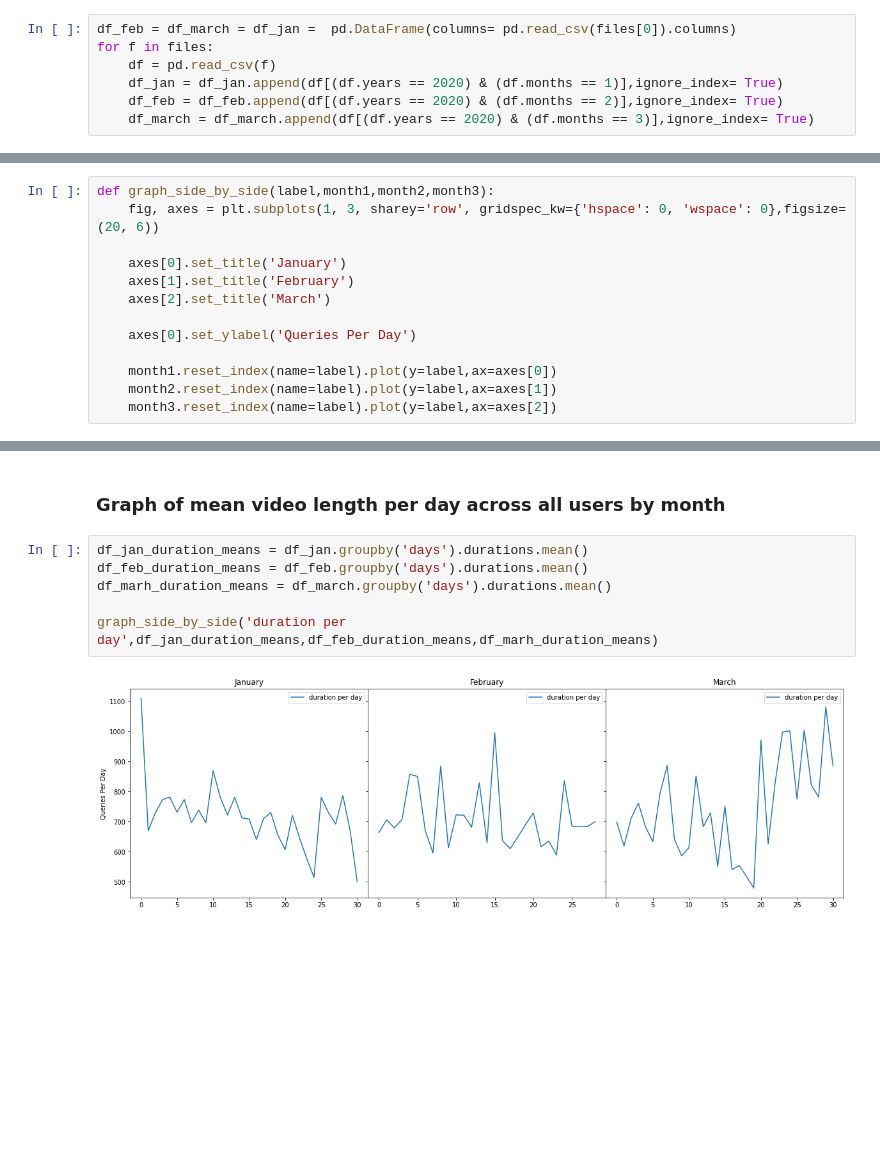
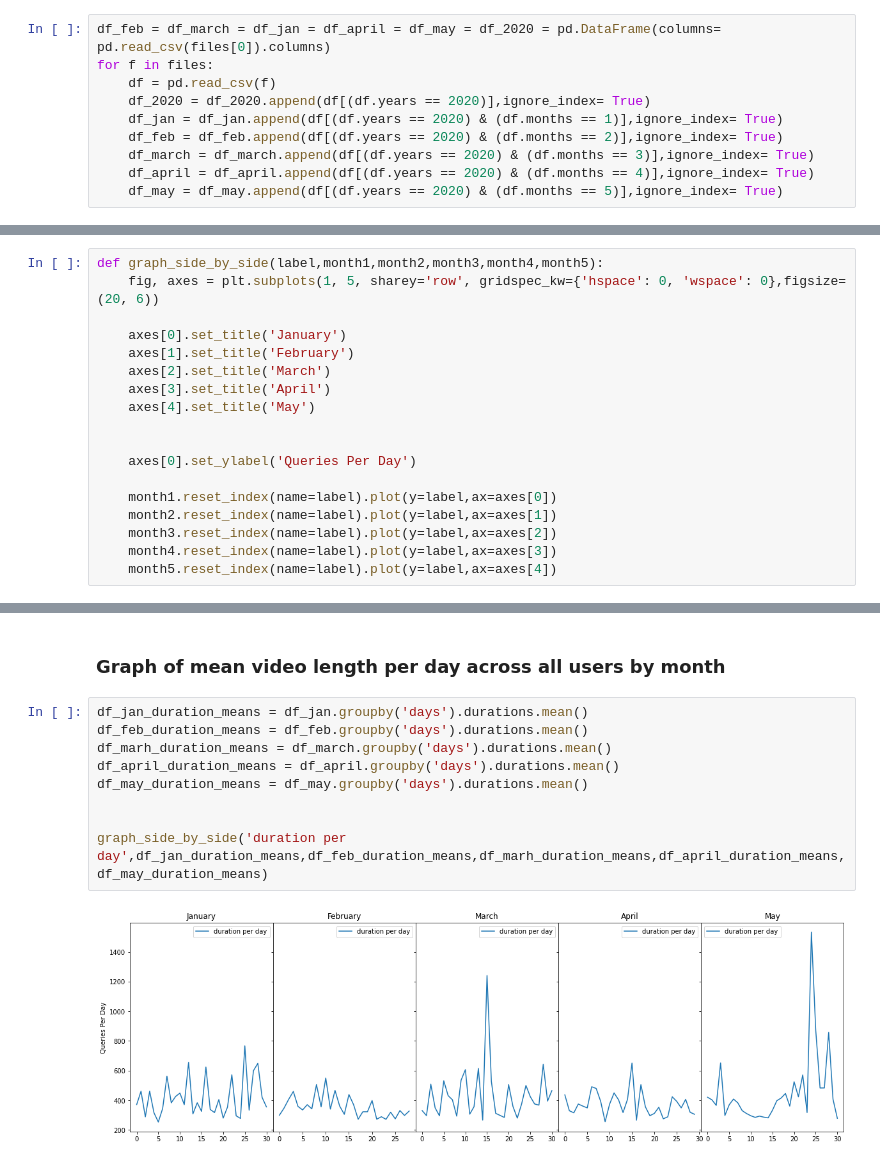
Before and after one commit to azaman13/covid19, a Jupyter notebook: mike-work-space/sbsPlots.ipynb, the cells around one changed output, grey strips where cells are left out. Drawn from its saved outputs; the diff is of its cells as text; blank space fills up the shorter version.

Commit message:
Made some changes to the  graphs on the path search script

```diff
--- a/mike-work-space/sbsPlots.ipynb
+++ b/mike-work-space/sbsPlots.ipynb
@@ -10,27 +8,35 @@ NameError: name 'glob' is not defined
 # %% [markdown]
 Load in all data
 # %%
-df_feb = df_march = df_jan =  pd.DataFrame(columns= pd.read_csv(files[0]).columns)
+df_feb = df_march = df_jan = df_april = df_may = df_2020 = pd.DataFrame(columns= pd.read_csv(files[0]).columns)
 for f in files:
     df = pd.read_csv(f)
+    df_2020 = df_2020.append(df[(df.years == 2020)],ignore_index= True)
     df_jan = df_jan.append(df[(df.years == 2020) & (df.months == 1)],ignore_index= True)
     df_feb = df_feb.append(df[(df.years == 2020) & (df.months == 2)],ignore_index= True)
     df_march = df_march.append(df[(df.years == 2020) & (df.months == 3)],ignore_index= True)
+    df_april = df_april.append(df[(df.years == 2020) & (df.months == 4)],ignore_index= True)
+    df_may = df_may.append(df[(df.years == 2020) & (df.months == 5)],ignore_index= True)
 # %% [markdown]
 Function to plot graphs side by side. Might not be the optimal way of going about structuring this but it works for the time being
 # %%
-def graph_side_by_side(label,month1,month2,month3):
-    fig, axes = plt.subplots(1, 3, sharey='row', gridspec_kw={'hspace': 0, 'wspace': 0},figsize=(20, 6))
+def graph_side_by_side(label,month1,month2,month3,month4,month5):
+    fig, axes = plt.subplots(1, 5, sharey='row', gridspec_kw={'hspace': 0, 'wspace': 0},figsize=(20, 6))
 
     axes[0].set_title('January')
     axes[1].set_title('February')
     axes[2].set_title('March')
+    axes[3].set_title('April')
+    axes[4].set_title('May')
+
 
     axes[0].set_ylabel('Queries Per Day')
 
     month1.reset_index(name=label).plot(y=label,ax=axes[0])
     month2.reset_index(name=label).plot(y=label,ax=axes[1])
     month3.reset_index(name=label).plot(y=label,ax=axes[2])
+    month4.reset_index(name=label).plot(y=label,ax=axes[3])
+    month5.reset_index(name=label).plot(y=label,ax=axes[4])
 # %% [markdown]
 ### Graph of Total number of queries per day across all users by month
 # %%
@@ -46,8 +54,11 @@ graph_side_by_side('queries per day',df_jan_qpd,df_feb_qpd,df_marh_qpd)
 # %%
 df_jan_duration_means = df_jan.groupby('days').durations.mean()
 df_feb_duration_means = df_feb.groupby('days').durations.mean()
 df_marh_duration_means = df_march.groupby('days').durations.mean()
+df_april_duration_means = df_april.groupby('days').durations.mean()
+df_may_duration_means = df_may.groupby('days').durations.mean()
 
-graph_side_by_side('duration per day',df_jan_duration_means,df_feb_duration_means,df_marh_duration_means)
+
+graph_side_by_side('duration per day',df_jan_duration_means,df_feb_duration_means,df_marh_duration_means,df_april_duration_means,df_may_duration_means)
 # %% [output]
-[figure, old version]
+[figure, new version]
```
Also changed, not shown: parts of 2 cells of this notebook, 1 other file.
